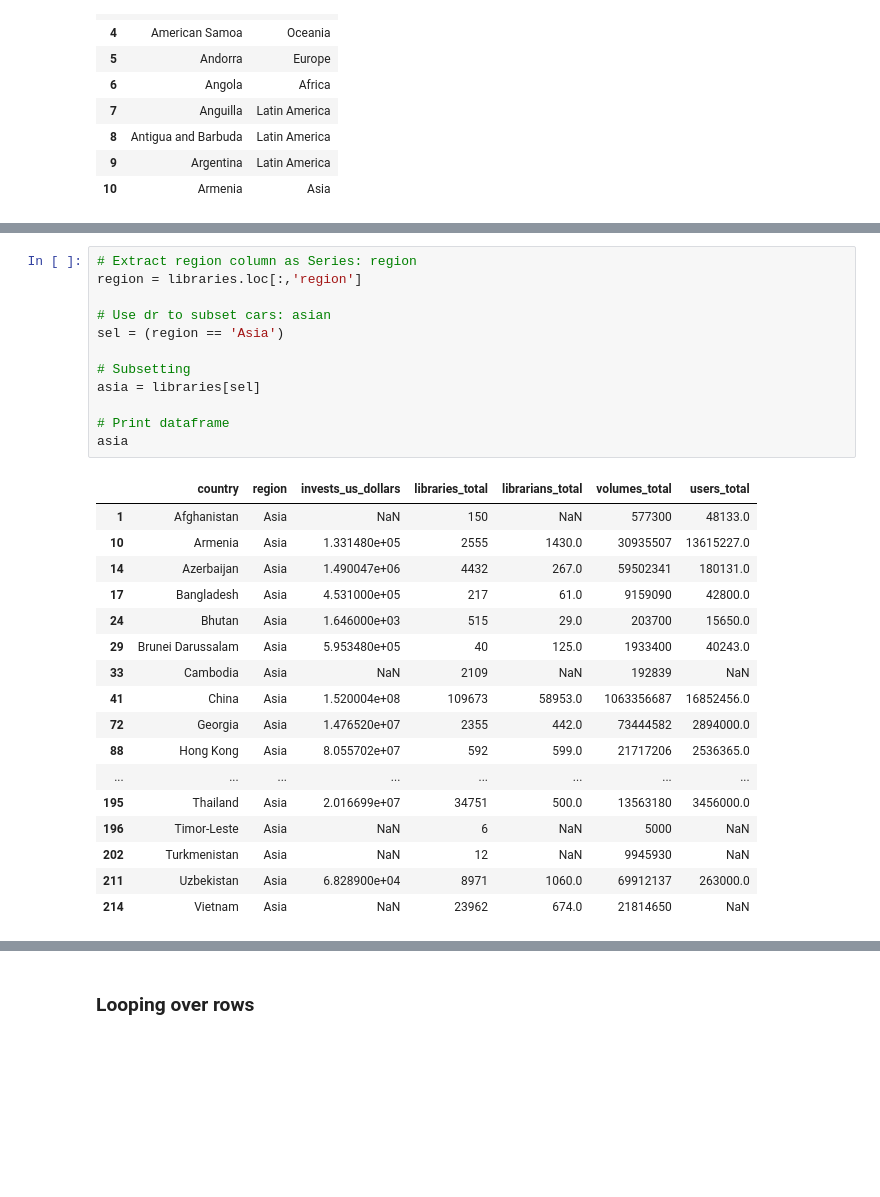
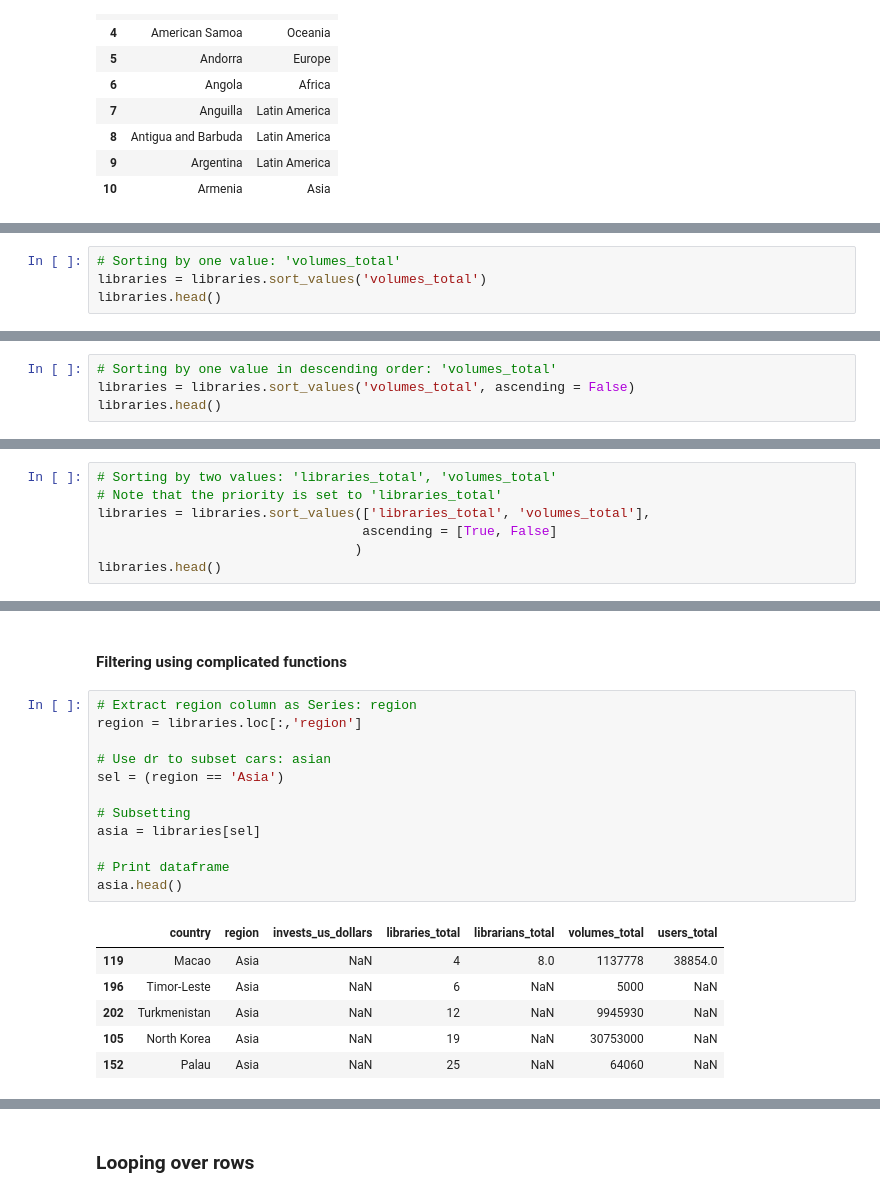
Before and after one commit to GabrielReisR/python_scripts, a Jupyter notebook: pandas_basics.ipynb, the cells around one changed output, grey strips where cells are left out. Saved outputs shown, nothing was run; the diff lists cells and outputs as text; blank space fills up the shorter version.

```diff
--- a/pandas_basics.ipynb
+++ b/pandas_basics.ipynb
@@ -290,0 +337,4 @@ libraries.iloc[indexes, [0,1]]
+# %%
+# Sorting by one value: 'volumes_total'
+libraries = libraries.sort_values('volumes_total')
+libraries.head()
@@ -290,0 +348,4 @@ libraries.iloc[indexes, [0,1]]
+# %%
+# Sorting by one value in descending order: 'volumes_total'
+libraries = libraries.sort_values('volumes_total', ascending = False)
+libraries.head()
@@ -290,0 +359,7 @@ libraries.iloc[indexes, [0,1]]
+# %%
+# Sorting by two values: 'libraries_total', 'volumes_total'
+# Note that the priority is set to 'libraries_total'
+libraries = libraries.sort_values(['libraries_total', 'volumes_total'],
+                                  ascending = [True, False]
+                                 )
+libraries.head()
@@ -291,33 +407,24 @@ libraries.iloc[indexes, [0,1]]
+# %% [markdown]
+#### Filtering using complicated functions
 # %%
 # Extract region column as Series: region
 region = libraries.loc[:,'region']
 
 # Use dr to subset cars: asian
 sel = (region == 'Asia')
 
 # Subsetting
 asia = libraries[sel]
 
 # Print dataframe
-asia
+asia.head()
 # %% [output]
 |  | country | region | invests_us_dollars | libraries_total | librarians_total | volumes_total | users_total |
-| 1 | Afghanistan | Asia | NaN | 150 | NaN | 577300 | 48133.0 |
-| 10 | Armenia | Asia | 1.331480e+05 | 2555 | 1430.0 | 30935507 | 13615227.0 |
-| 14 | Azerbaijan | Asia | 1.490047e+06 | 4432 | 267.0 | 59502341 | 180131.0 |
-| 17 | Bangladesh | Asia | 4.531000e+05 | 217 | 61.0 | 9159090 | 42800.0 |
-| 24 | Bhutan | Asia | 1.646000e+03 | 515 | 29.0 | 203700 | 15650.0 |
-| 29 | Brunei Darussalam | Asia | 5.953480e+05 | 40 | 125.0 | 1933400 | 40243.0 |
-| 33 | Cambodia | Asia | NaN | 2109 | NaN | 192839 | NaN |
-| 41 | China | Asia | 1.520004e+08 | 109673 | 58953.0 | 1063356687 | 16852456.0 |
-| 72 | Georgia | Asia | 1.476520e+07 | 2355 | 442.0 | 73444582 | 2894000.0 |
-| 88 | Hong Kong | Asia | 8.055702e+07 | 592 | 599.0 | 21717206 | 2536365.0 |
-| ... | ... | ... | ... | ... | ... | ... | ... |
-| 195 | Thailand | Asia | 2.016699e+07 | 34751 | 500.0 | 13563180 | 3456000.0 |
+| 119 | Macao | Asia | NaN | 4 | 8.0 | 1137778 | 38854.0 |
 | 196 | Timor-Leste | Asia | NaN | 6 | NaN | 5000 | NaN |
 | 202 | Turkmenistan | Asia | NaN | 12 | NaN | 9945930 | NaN |
-| 211 | Uzbekistan | Asia | 6.828900e+04 | 8971 | 1060.0 | 69912137 | 263000.0 |
-| 214 | Vietnam | Asia | NaN | 23962 | 674.0 | 21814650 | NaN |
+| 105 | North Korea | Asia | NaN | 19 | NaN | 30753000 | NaN |
+| 152 | Palau | Asia | NaN | 25 | NaN | 64060 | NaN |
 # %%
 # Extract users_total column as Series: users
 users = libraries.loc[:,'users_total']
```
Also changed, not shown: parts of 46 cells of this notebook.
